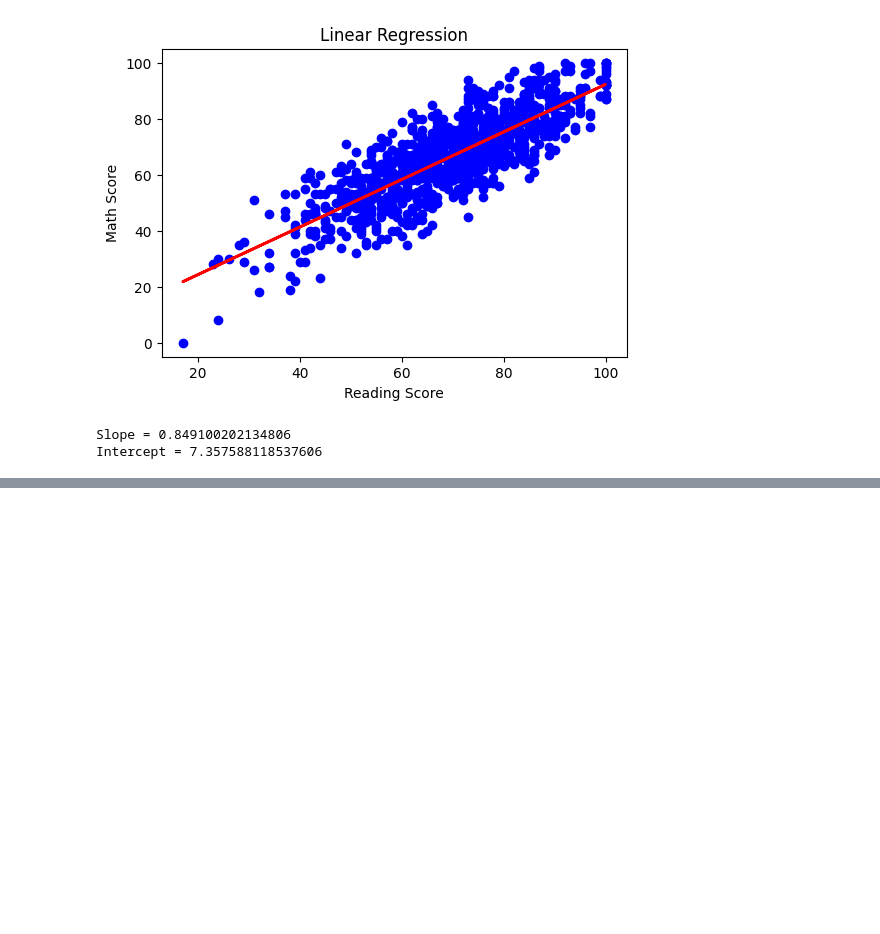
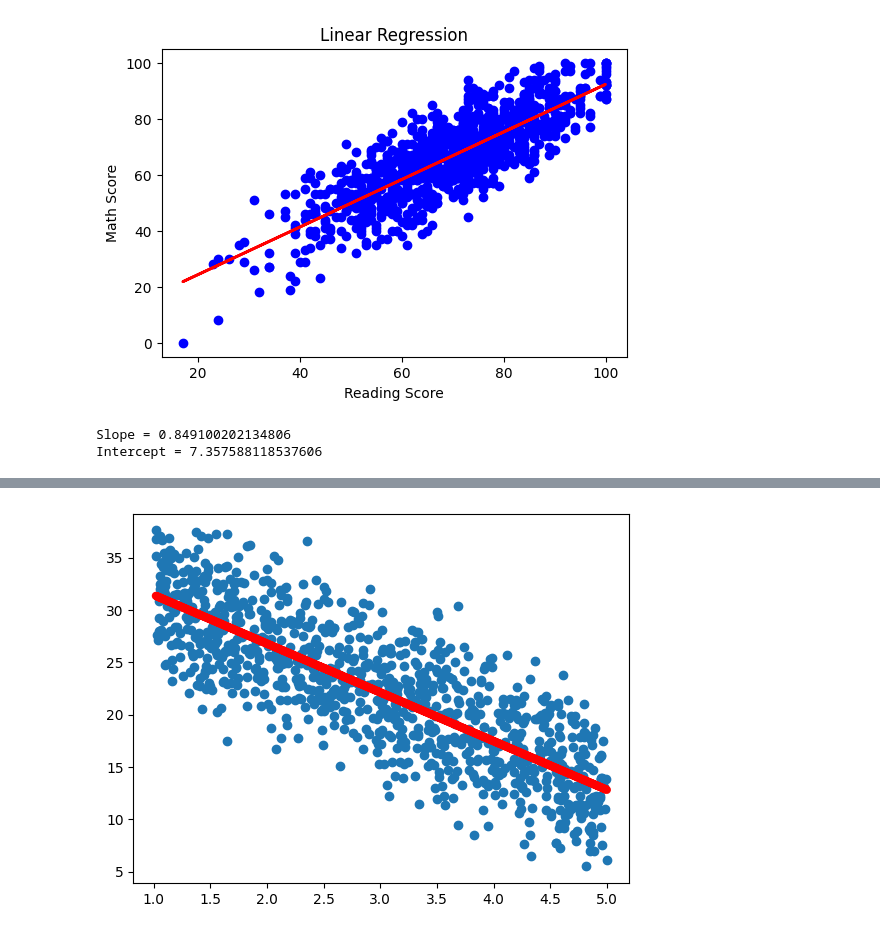
Before and after one commit to lakshdeepxsingh/GenAI-IBM, a Jupyter notebook: Assignments/Assignment No. 4/Assignment_4.ipynb, the cells around one changed output, grey strips where cells are left out. Cells and saved outputs as stored; diff of their text form; code cells hidden in the pictures; blank space fills up the shorter version.

```diff
--- a/Assignments/Assignment No. 4/Assignment_4.ipynb
+++ b/Assignments/Assignment No. 4/Assignment_4.ipynb
@@ -121,0 +175,5 @@ Intercept = 7.357588118537606
+# %%
+lr = LinearRegression()
+lr.fit(x,y)
+pred = lr.predict(x)
+pred
@@ -121,0 +198,6 @@ Intercept = 7.357588118537606
+# %%
+plt.scatter(x,y)
+plt.plot(x,pred,color='red',linewidth=6)
+plt.show()
+# %% [output]
+[figure, added]
```
Also changed, not shown: parts of 8 cells of this notebook, 1 other file.
